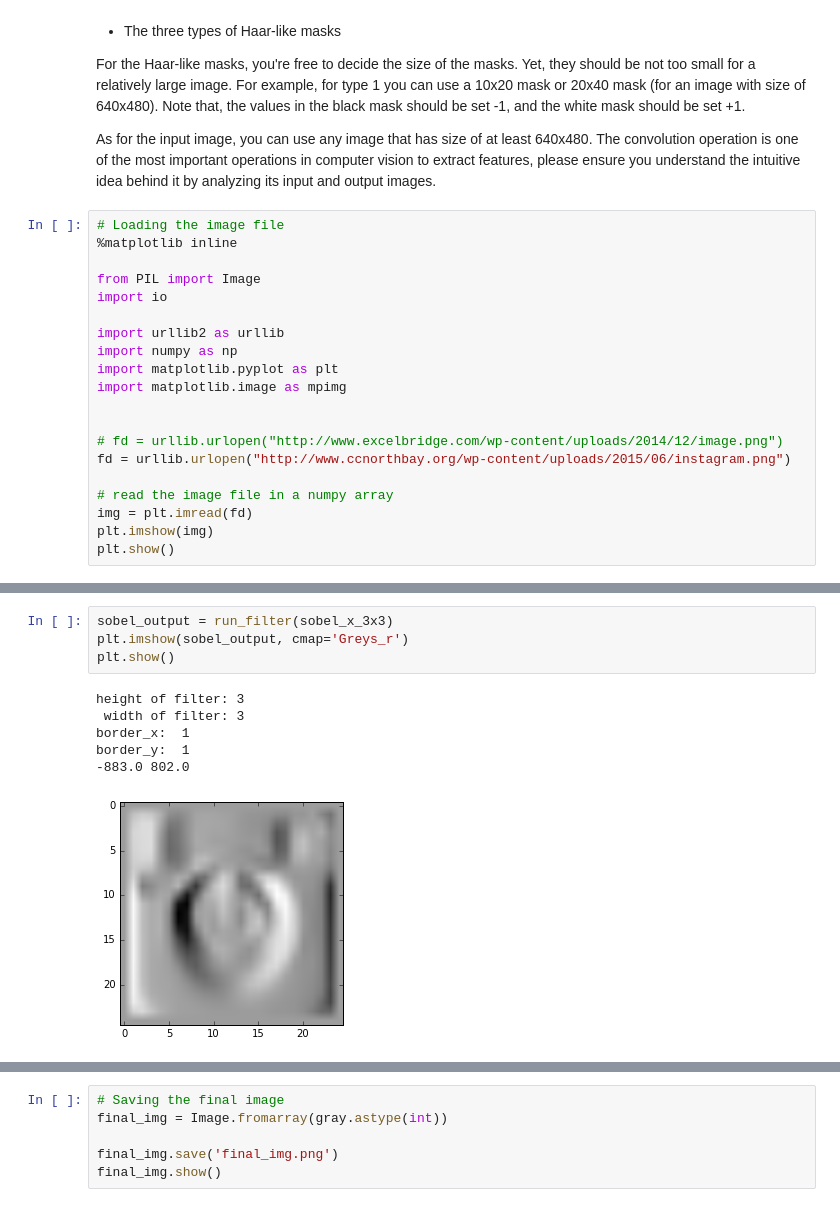
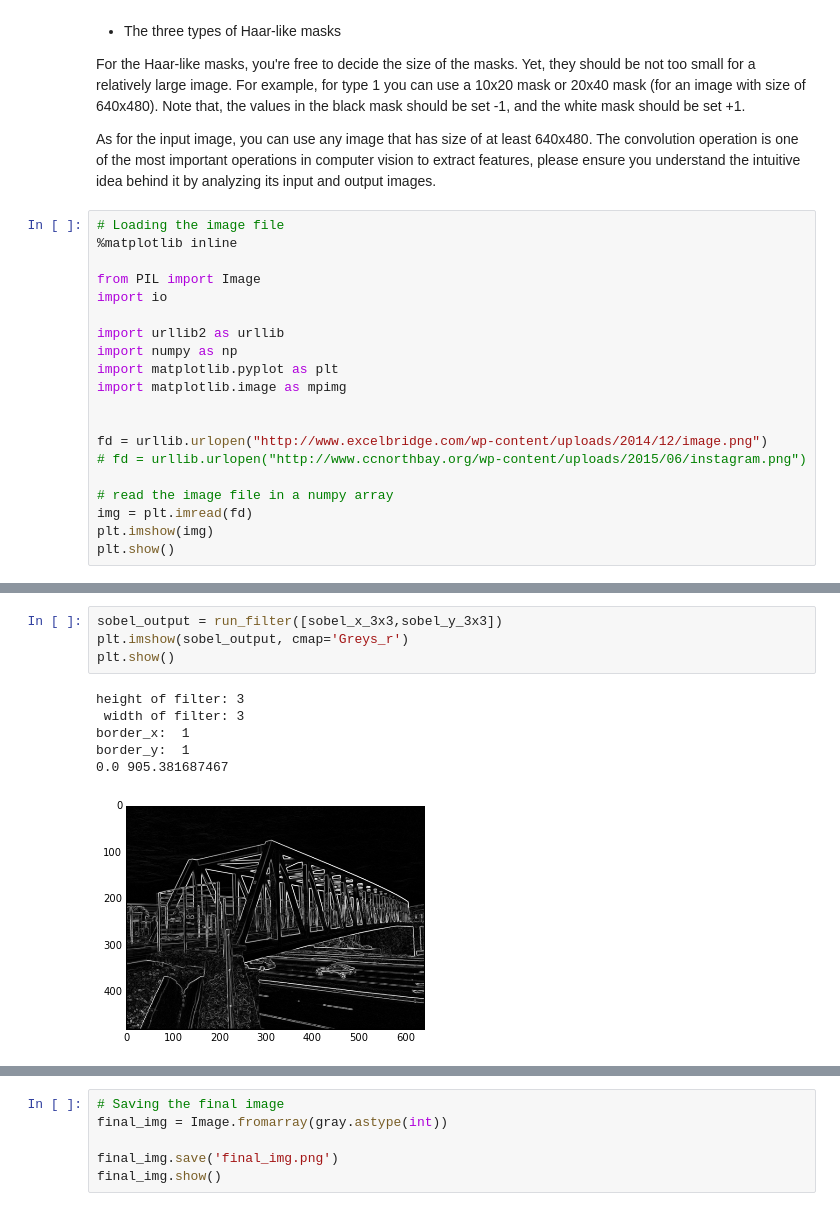
Before and after one commit to paragbhtngr/computer-vision, a Jupyter notebook: Assignment 1/Assignment 1.ipynb, the cells around one changed output, grey strips where cells are left out. Saved outputs shown, nothing was run; the diff lists cells and outputs as text.

```diff
--- a/Assignment 1/Assignment 1.ipynb
+++ b/Assignment 1/Assignment 1.ipynb
@@ -26,8 +26,8 @@ import matplotlib.pyplot as plt
 import matplotlib.image as mpimg
 
 
-# fd = urllib.urlopen("http://www.excelbridge.com/wp-content/uploads/2014/12/image.png")
-fd = urllib.urlopen("http://www.ccnorthbay.org/wp-content/uploads/2015/06/instagram.png")
+fd = urllib.urlopen("http://www.excelbridge.com/wp-content/uploads/2014/12/image.png")
+# fd = urllib.urlopen("http://www.ccnorthbay.org/wp-content/uploads/2015/06/instagram.png")
 
 # read the image file in a numpy array
 img = plt.imread(fd)
@@ -182,12 +415,12 @@ def run_filter(filterx):
 # %%
-sobel_output = run_filter(sobel_x_3x3)
+sobel_output = run_filter([sobel_x_3x3,sobel_y_3x3])
 plt.imshow(sobel_output, cmap='Greys_r')
 plt.show()
 # %% [output]
 height of filter: 3
  width of filter: 3
 border_x:  1
 border_y:  1
--883.0 802.0
+0.0 905.381687467
-[figure, old version]
+[figure, new version]
 # %%
```
Also changed, not shown: parts of 20 cells of this notebook.
